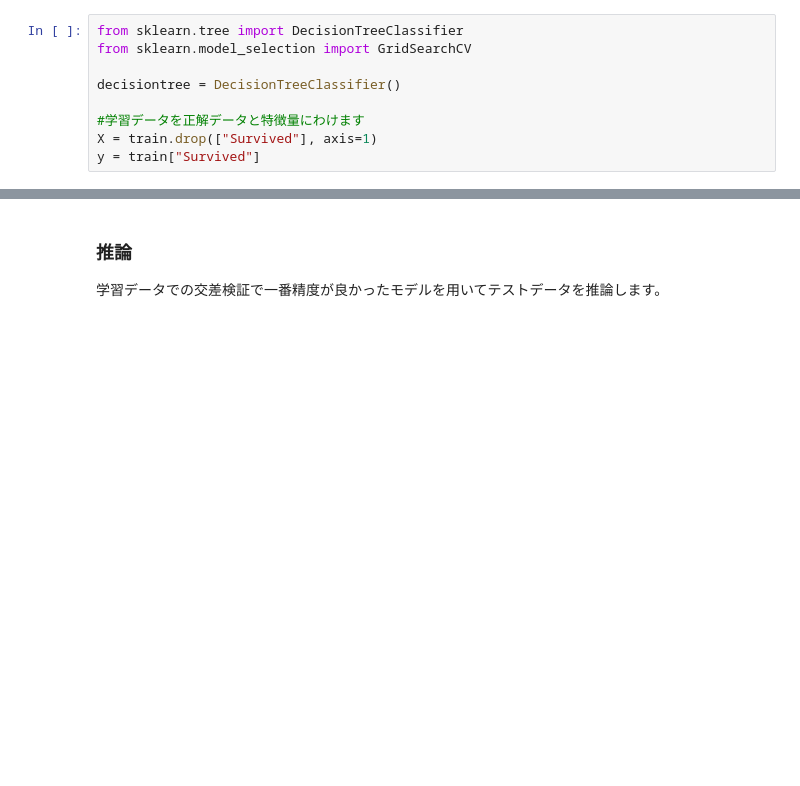
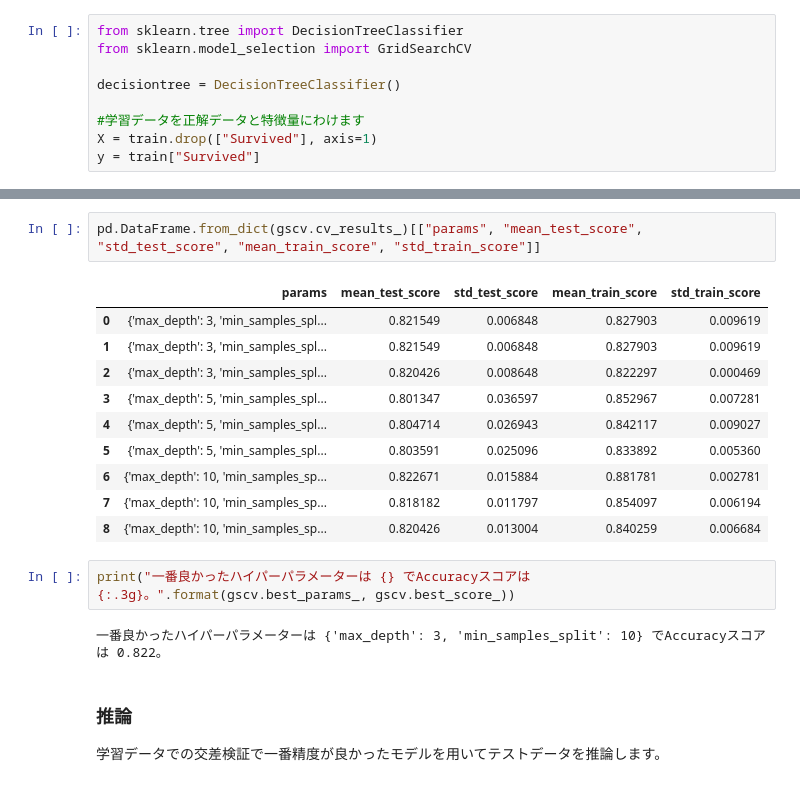
Before and after one commit to tkazusa/sagemaker-prototyping, a Jupyter notebook: 1.titanic-handson/titanic-handson.ipynb, the cells around one changed output, grey strips where cells are left out. Cells and saved outputs as stored; diff of their text form; blank space fills up the shorter version.

```diff
--- a/1.titanic-handson/titanic-handson.ipynb
+++ b/1.titanic-handson/titanic-handson.ipynb
@@ -373,3 +400,20 @@ GridSearchCV(cv=4, error_score='raise-deprecating',
+# %%
+pd.DataFrame.from_dict(gscv.cv_results_)[["params", "mean_test_score", "std_test_score", "mean_train_score", "std_train_score"]]
+# %% [output]
+|  | params | mean_test_score | std_test_score | mean_train_score | std_train_score |
+| 0 | {'max_depth': 3, 'min_samples_spl... | 0.821549 | 0.006848 | 0.827903 | 0.009619 |
+| 1 | {'max_depth': 3, 'min_samples_spl... | 0.821549 | 0.006848 | 0.827903 | 0.009619 |
+| 2 | {'max_depth': 3, 'min_samples_spl... | 0.820426 | 0.008648 | 0.822297 | 0.000469 |
+| 3 | {'max_depth': 5, 'min_samples_spl... | 0.801347 | 0.036597 | 0.852967 | 0.007281 |
+| 4 | {'max_depth': 5, 'min_samples_spl... | 0.804714 | 0.026943 | 0.842117 | 0.009027 |
+| 5 | {'max_depth': 5, 'min_samples_spl... | 0.803591 | 0.025096 | 0.833892 | 0.005360 |
+| 6 | {'max_depth': 10, 'min_samples_sp... | 0.822671 | 0.015884 | 0.881781 | 0.002781 |
+| 7 | {'max_depth': 10, 'min_samples_sp... | 0.818182 | 0.011797 | 0.854097 | 0.006194 |
+| 8 | {'max_depth': 10, 'min_samples_sp... | 0.820426 | 0.013004 | 0.840259 | 0.006684 |
+# %%
+print("一番良かったハイパーパラメーターは {} でAccuracyスコアは {:.3g}。".format(gscv.best_params_, gscv.best_score_))
+# %% [output]
+一番良かったハイパーパラメーターは {'max_depth': 3, 'min_samples_split': 10} でAccuracyスコアは 0.822。
 # %% [markdown]
 ### 推論
 学習データでの交差検証で一番精度が良かったモデルを用いてテストデータを推論します。
```
Also changed, not shown: parts of 9 cells of this notebook.
